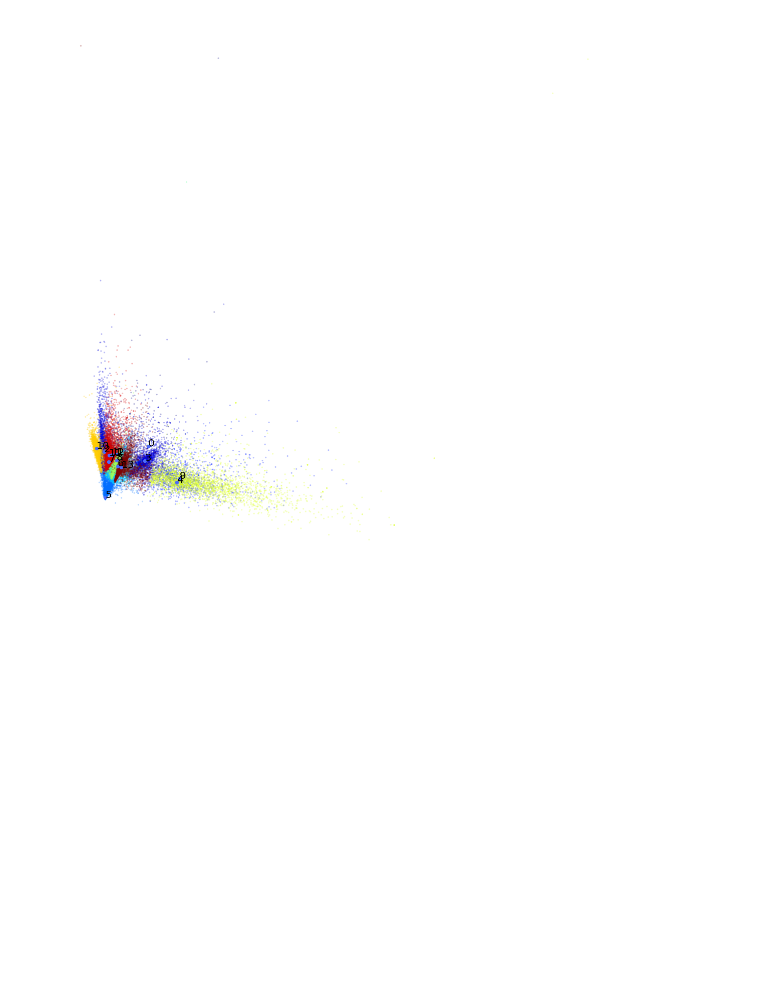
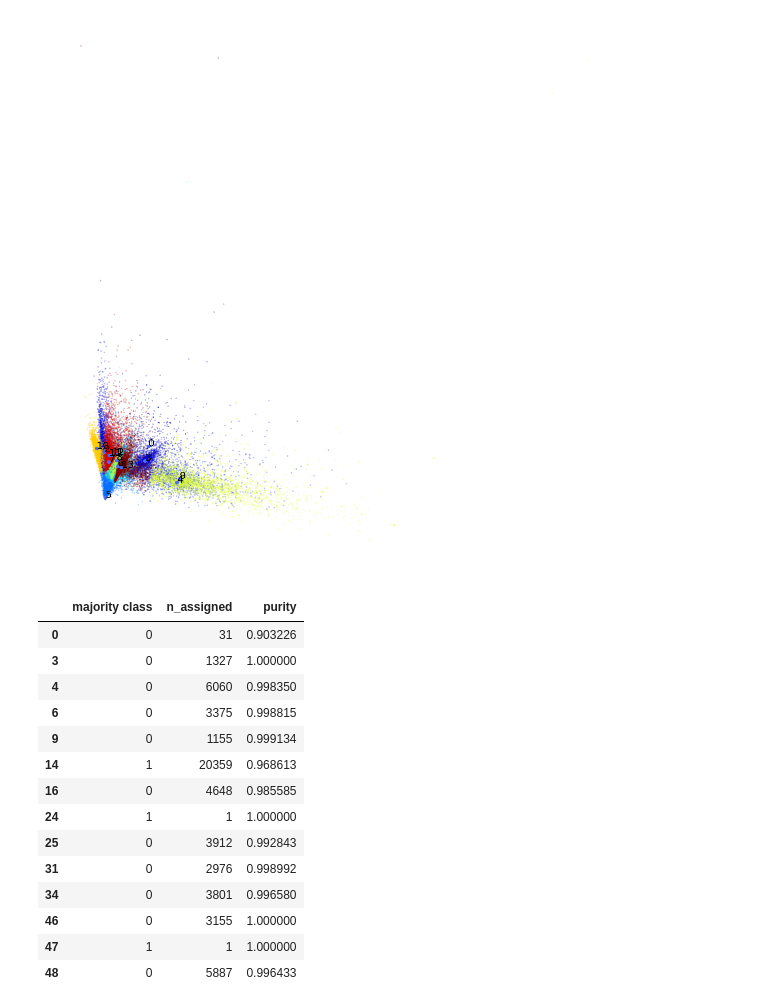
Before and after one commit to miclaraia/muon_notebooks, a Jupyter notebook: Multitask_and_Redec.ipynb, the cells around one changed output. Cells and saved outputs as stored; diff of their text form; code cells hidden in the pictures; blank space fills up the shorter version.

```diff
--- a/Multitask_and_redec.ipynb
+++ b/Multitask_and_Redec.ipynb
@@ -227,3 +227,23 @@ plt.show()
 # %% [output]
 [ 0  3  4  6  9 14 16 24 25 31 34 46 47 48]
 [figure]
+# %%
+cmap = list(zip(*redec.get_cluster_map(x_train, y_train)))
+cmap = pandas.DataFrame(cmap, columns=['majority class', 'n_assigned', 'purity'])
+display(cmap.loc[cmap['n_assigned']>0])
+# %% [output]
+|  | majority class | n_assigned | purity |
+| 0 | 0 | 31 | 0.903226 |
+| 3 | 0 | 1327 | 1.000000 |
+| 4 | 0 | 6060 | 0.998350 |
+| 6 | 0 | 3375 | 0.998815 |
+| 9 | 0 | 1155 | 0.999134 |
+| 14 | 1 | 20359 | 0.968613 |
+| 16 | 0 | 4648 | 0.985585 |
+| 24 | 1 | 1 | 1.000000 |
+| 25 | 0 | 3912 | 0.992843 |
+| 31 | 0 | 2976 | 0.998992 |
+| 34 | 0 | 3801 | 0.996580 |
+| 46 | 0 | 3155 | 1.000000 |
+| 47 | 1 | 1 | 1.000000 |
+| 48 | 0 | 5887 | 0.996433 |
```
